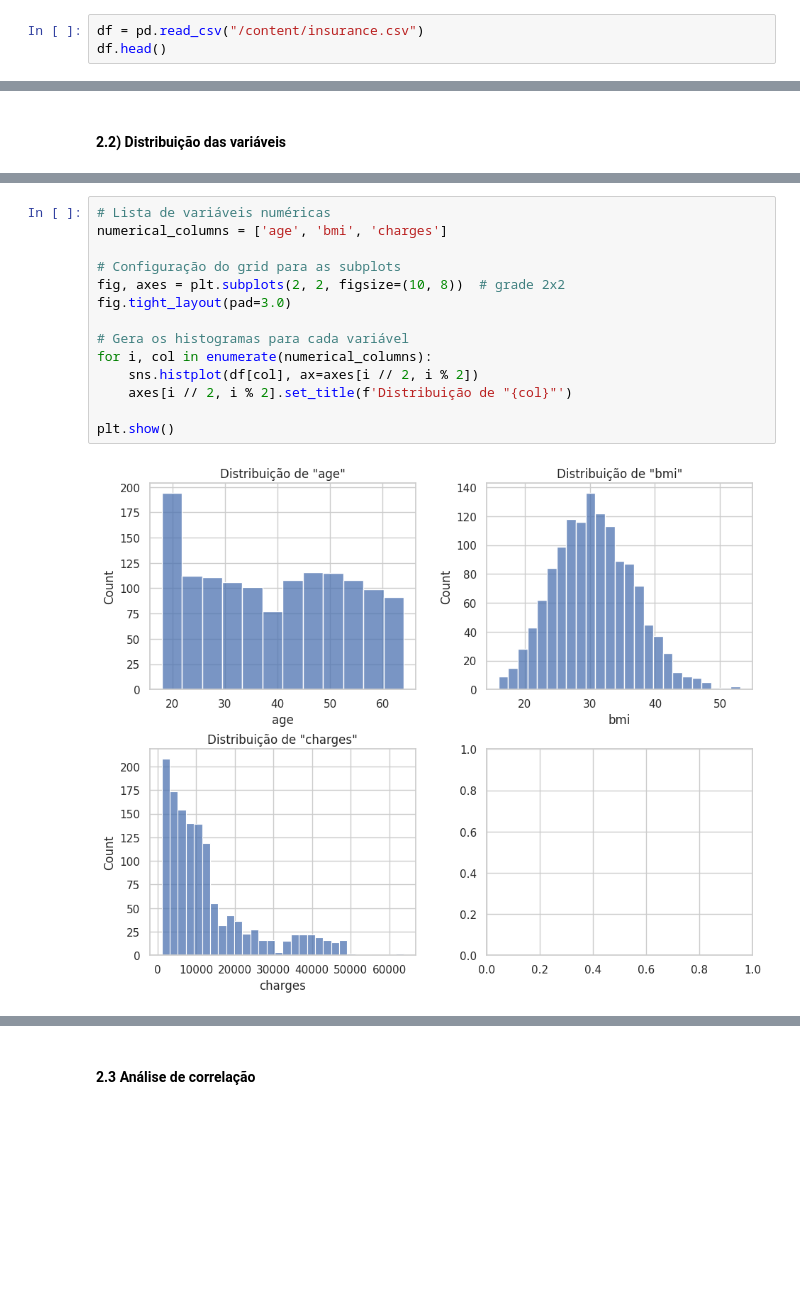
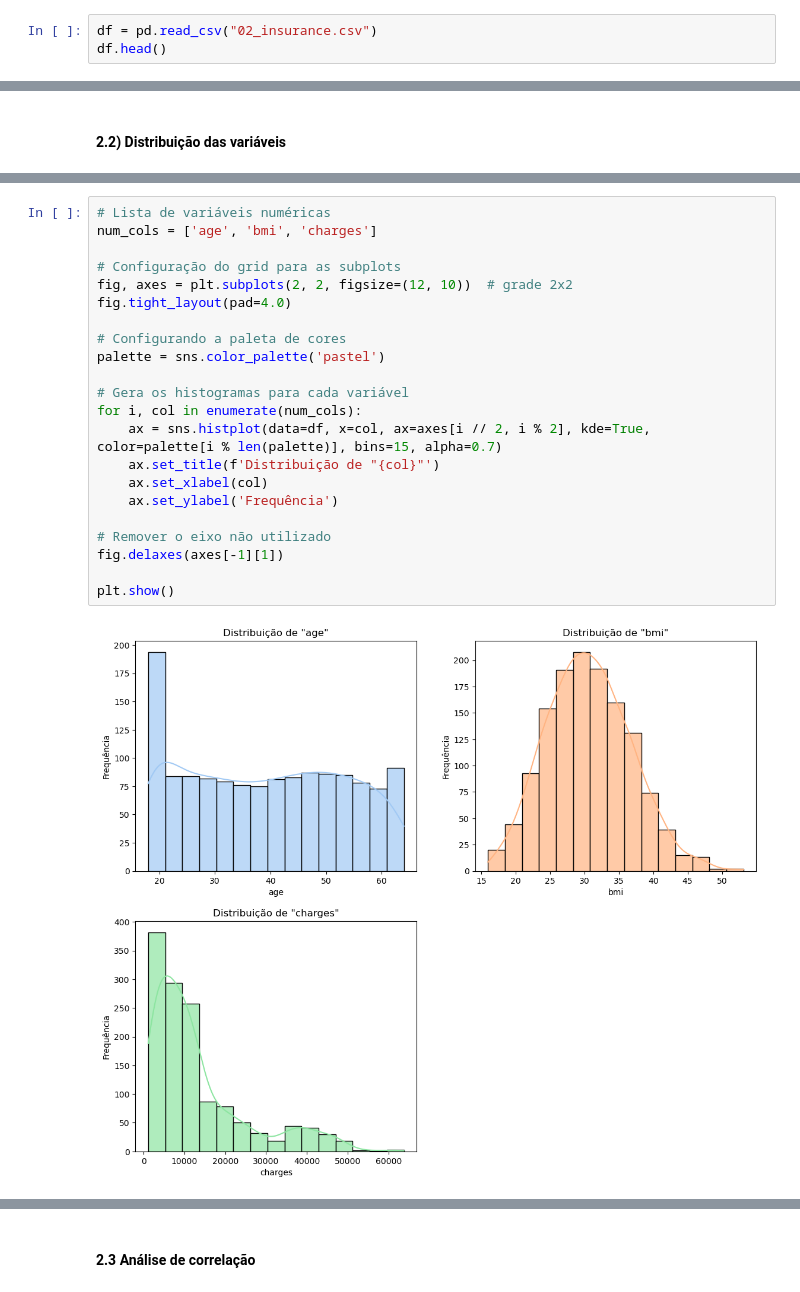
Before and after one commit to leonardoramires/fiap-ia4devs, a Jupyter notebook: tech-challenge/fase1/03_prediction.ipynb, the cells around one changed output, grey strips where cells are left out. Drawn from its saved outputs; the diff is of its cells as text; blank space fills up the shorter version.

```diff
--- a/tech-challenge/fase1/03_prediction.ipynb
+++ b/tech-challenge/fase1/03_prediction.ipynb
@@ -70,6 +72,6 @@ from sklearn.model_selection import cross_val_score
 warnings.filterwarnings('ignore')
 # %%
-df = pd.read_csv("/content/insurance.csv")
+df = pd.read_csv("02_insurance.csv")
 df.head()
 # %% [output]
 |  | age | sex | bmi | children | smoker | region | charges |
@@ -205,16 +176,24 @@ dtype: int64
 # %%
 # Lista de variáveis numéricas
-numerical_columns = ['age', 'bmi', 'charges']
+num_cols = ['age', 'bmi', 'charges']
 
 # Configuração do grid para as subplots
-fig, axes = plt.subplots(2, 2, figsize=(10, 8))  # grade 2x2
-fig.tight_layout(pad=3.0)
+fig, axes = plt.subplots(2, 2, figsize=(12, 10))  # grade 2x2
+fig.tight_layout(pad=4.0)
+
+# Configurando a paleta de cores
+palette = sns.color_palette('pastel')
 
 # Gera os histogramas para cada variável
-for i, col in enumerate(numerical_columns):
-    sns.histplot(df[col], ax=axes[i // 2, i % 2])
-    axes[i // 2, i % 2].set_title(f'Distribuição de "{col}"')
+for i, col in enumerate(num_cols):
+    ax = sns.histplot(data=df, x=col, ax=axes[i // 2, i % 2], kde=True, color=palette[i % len(palette)], bins=15, alpha=0.7)
+    ax.set_title(f'Distribuição de "{col}"')
+    ax.set_xlabel(col)
+    ax.set_ylabel('Frequência')
+
+# Remover o eixo não utilizado
+fig.delaxes(axes[-1][1])
 
 plt.show()
 # %% [output]
-[figure, old version]
+[figure, new version]
```
Also changed, not shown: parts of 52 cells of this notebook.
